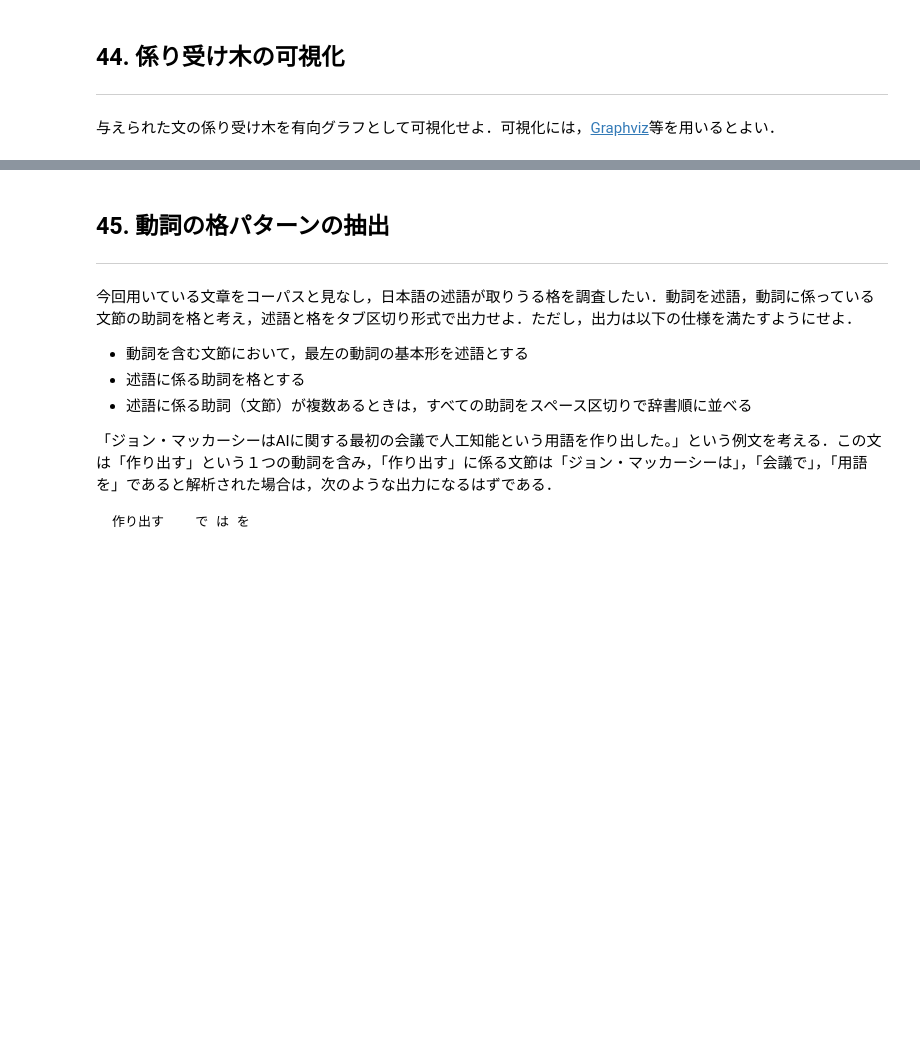
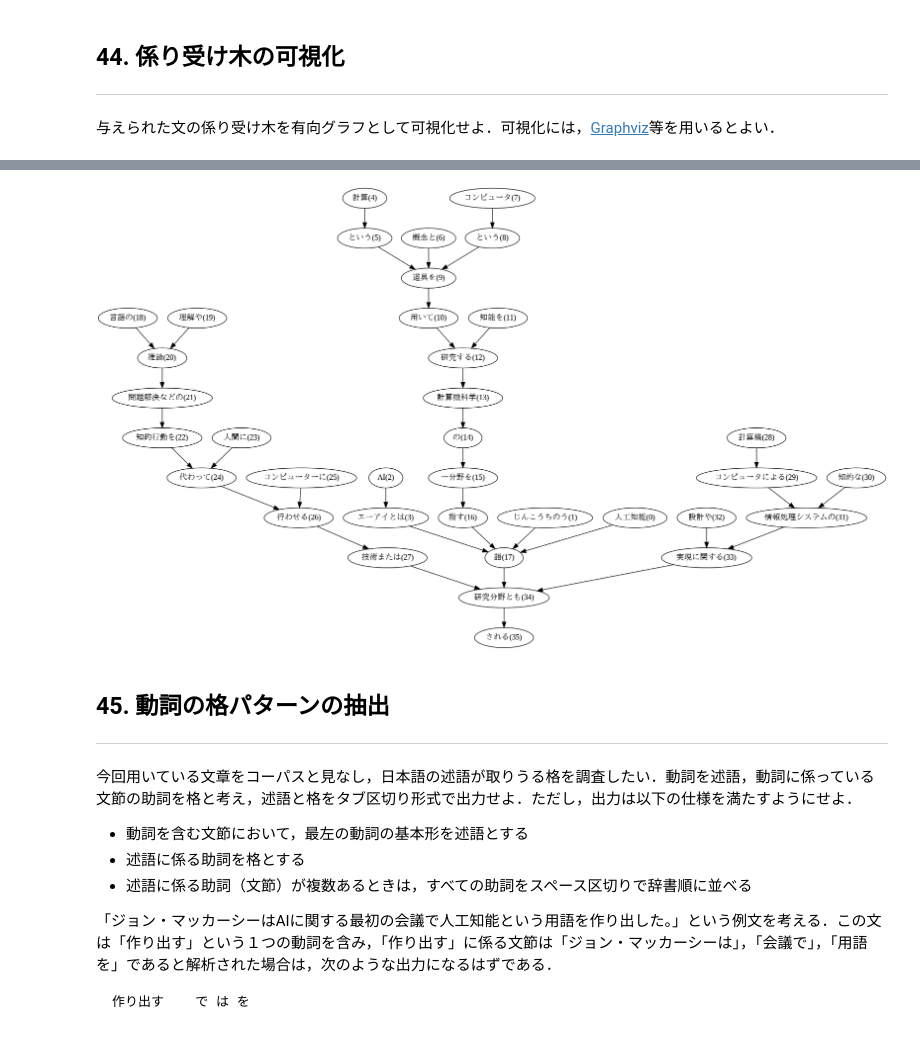
Before and after one commit to haru1290/nlp100, a Jupyter notebook: notebooks/chapter05.ipynb, the cells around one changed output, grey strips where cells are left out. Saved outputs shown, nothing was run; the diff lists cells and outputs as text; code cells hidden in the pictures; blank space fills up the shorter version.

```diff
--- a/notebooks/chapter05.ipynb
+++ b/notebooks/chapter05.ipynb
@@ -175,3 +230,10 @@ for morph in sentences[2]:
 ## 42. 係り元と係り先の文節の表示
 ---
 係り元の文節と係り先の文節のテキストをタブ区切り形式ですべて抽出せよ．ただし，句読点などの記号は出力しないようにせよ．
+# %%
+sentence = sentences[2]
+for chunk in sentence.chunks:
+    if chunk.dst != -1:
+        modifier = ''.join([morph.surface for morph in chunk.morphs if morph.pos != '記号'])
+        modifiee = ''.join([morph.surface for morph in sentence.chunks[chunk.dst].morphs if morph.pos != '記号'])
+        print(modifier, modifiee, sep='\t')
@@ -179,3 +259,13 @@ for morph in sentences[2]:
 ## 43. 名詞を含む文節が動詞を含む文節に係るものを抽出
 ---
 名詞を含む文節が，動詞を含む文節に係るとき，これらをタブ区切り形式で抽出せよ．ただし，句読点などの記号は出力しないようにせよ．
+# %%
+sentence = sentences[2]
+for chunk in sentence.chunks:
+    if chunk.dst != -1:
+        modifier = ''.join([morph.surface for morph in chunk.morphs if morph.pos != '記号'])
+        modifier_pos = [morph.pos for morph in chunk.morphs if morph.pos != '記号']
+        modifiee = ''.join([morph.surface for morph in sentence.chunks[chunk.dst].morphs if morph.pos != '記号'])
+        modifiee_pos = [morph.pos for morph in sentence.chunks[chunk.dst].morphs if morph.pos != '記号']
+        if '名詞' in modifier_pos and '動詞' in modifiee_pos:
+            print(modifier, modifiee, sep='\t')
@@ -186,3 +304,21 @@ for morph in sentences[2]:
+# %%
+import pydot
+from IPython.display import Image, display_png
+
+sentence = sentences[2]
+edges = []
+for i, chunk in enumerate(sentence.chunks):
+    if chunk.dst != -1:
+        modifier = ''.join([morph.surface for morph in chunk.morphs if morph.pos != '記号'] + [f'({i})'])
+        modifiee = ''.join([morph.surface for morph in sentence.chunks[chunk.dst].morphs if morph.pos != '記号'] + [f'({chunk.dst})'])
+        edges.append([modifier, modifiee])
+
+filename = './digraph44.png'
+g = pydot.graph_from_edges(edges, directed=True)
+g.write_png(filename)
+display_png(Image(filename))
+# %% [output]
+[figure, added]
 # %% [markdown]
 ## 45. 動詞の格パターンの抽出
 ---
```
Also changed, not shown: parts of 7 cells of this notebook.
